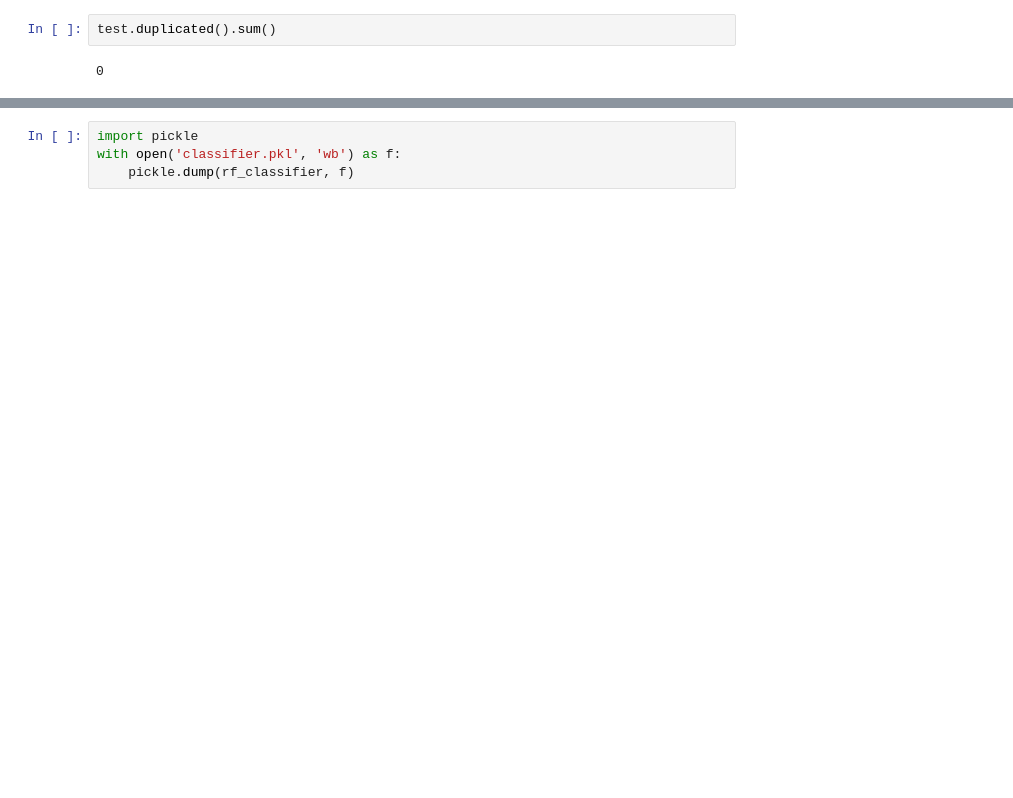
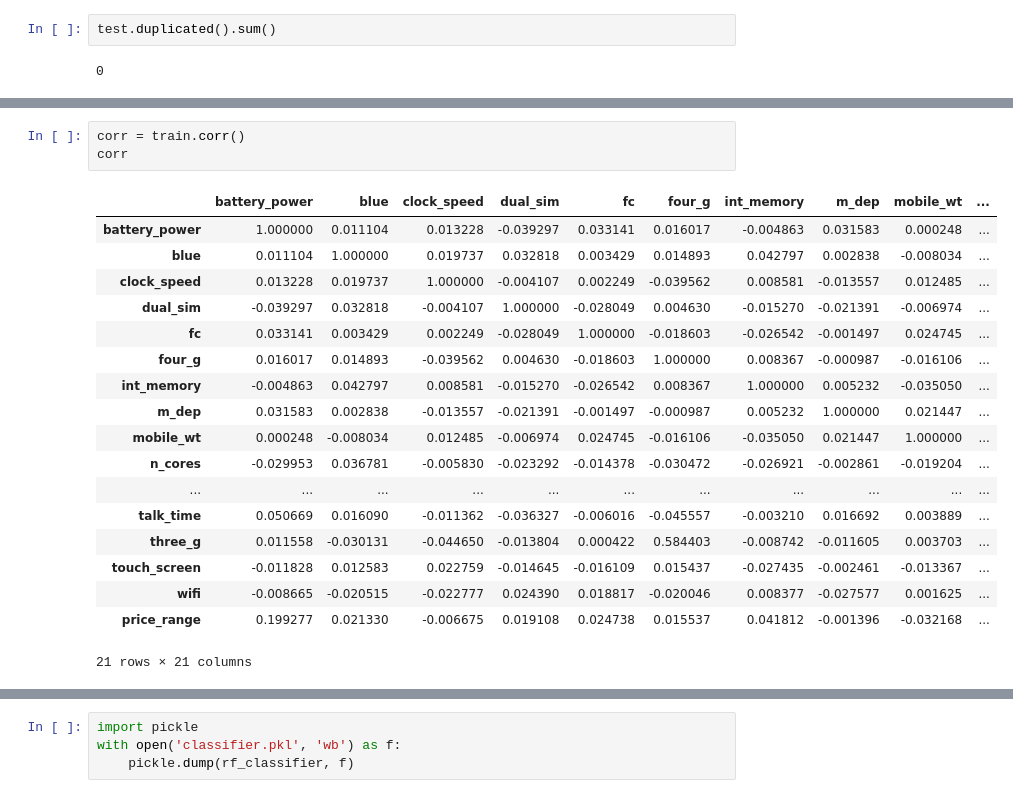
Before and after one commit to ahmed0elsafty/maidscc_challenge, a Jupyter notebook: python-project.ipynb, the cells around one changed output, grey strips where cells are left out. Cells and saved outputs as stored; diff of their text form; blank space fills up the shorter version.

```diff
--- a/python-project.ipynb
+++ b/python-project.ipynb
@@ -714,0 +324,22 @@ RandomForestClassifier(random_state=42)
+# %%
+corr = train.corr()
+corr
+# %% [output]
+|  | battery_power | blue | clock_speed | dual_sim | fc | four_g | int_memory | m_dep | mobile_wt | ... |
+| battery_power | 1.000000 | 0.011104 | 0.013228 | -0.039297 | 0.033141 | 0.016017 | -0.004863 | 0.031583 | 0.000248 | ... |
+| blue | 0.011104 | 1.000000 | 0.019737 | 0.032818 | 0.003429 | 0.014893 | 0.042797 | 0.002838 | -0.008034 | ... |
+| clock_speed | 0.013228 | 0.019737 | 1.000000 | -0.004107 | 0.002249 | -0.039562 | 0.008581 | -0.013557 | 0.012485 | ... |
+| dual_sim | -0.039297 | 0.032818 | -0.004107 | 1.000000 | -0.028049 | 0.004630 | -0.015270 | -0.021391 | -0.006974 | ... |
+| fc | 0.033141 | 0.003429 | 0.002249 | -0.028049 | 1.000000 | -0.018603 | -0.026542 | -0.001497 | 0.024745 | ... |
+| four_g | 0.016017 | 0.014893 | -0.039562 | 0.004630 | -0.018603 | 1.000000 | 0.008367 | -0.000987 | -0.016106 | ... |
+| int_memory | -0.004863 | 0.042797 | 0.008581 | -0.015270 | -0.026542 | 0.008367 | 1.000000 | 0.005232 | -0.035050 | ... |
+| m_dep | 0.031583 | 0.002838 | -0.013557 | -0.021391 | -0.001497 | -0.000987 | 0.005232 | 1.000000 | 0.021447 | ... |
+| mobile_wt | 0.000248 | -0.008034 | 0.012485 | -0.006974 | 0.024745 | -0.016106 | -0.035050 | 0.021447 | 1.000000 | ... |
+| n_cores | -0.029953 | 0.036781 | -0.005830 | -0.023292 | -0.014378 | -0.030472 | -0.026921 | -0.002861 | -0.019204 | ... |
+| ... | ... | ... | ... | ... | ... | ... | ... | ... | ... | ... |
+| talk_time | 0.050669 | 0.016090 | -0.011362 | -0.036327 | -0.006016 | -0.045557 | -0.003210 | 0.016692 | 0.003889 | ... |
+| three_g | 0.011558 | -0.030131 | -0.044650 | -0.013804 | 0.000422 | 0.584403 | -0.008742 | -0.011605 | 0.003703 | ... |
+| touch_screen | -0.011828 | 0.012583 | 0.022759 | -0.014645 | -0.016109 | 0.015437 | -0.027435 | -0.002461 | -0.013367 | ... |
+| wifi | -0.008665 | -0.020515 | -0.022777 | 0.024390 | 0.018817 | -0.020046 | 0.008377 | -0.027577 | 0.001625 | ... |
+| price_range | 0.199277 | 0.021330 | -0.006675 | 0.019108 | 0.024738 | 0.015537 | 0.041812 | -0.001396 | -0.032168 | ... |
+21 rows × 21 columns
```
Also changed, not shown: parts of 84 cells of this notebook, 1 other file.
